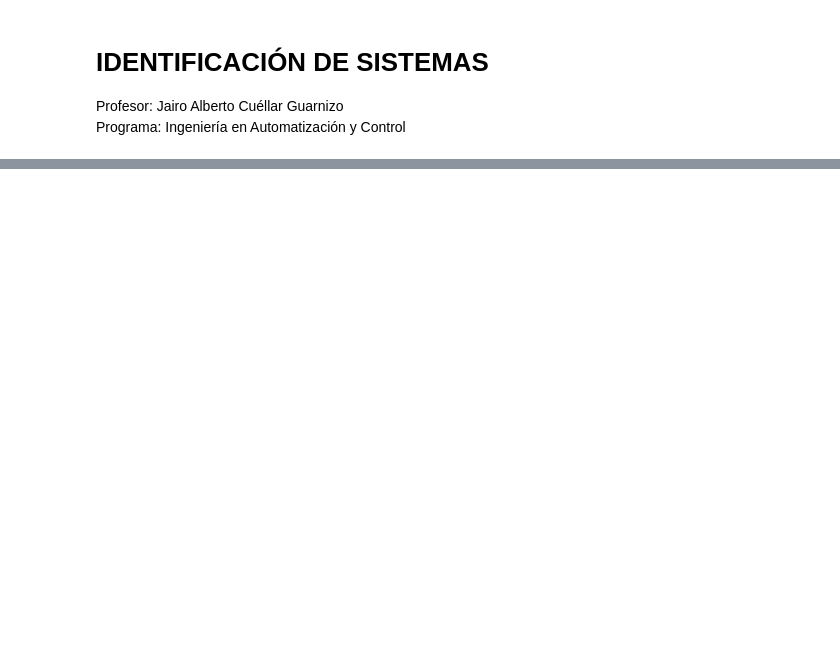
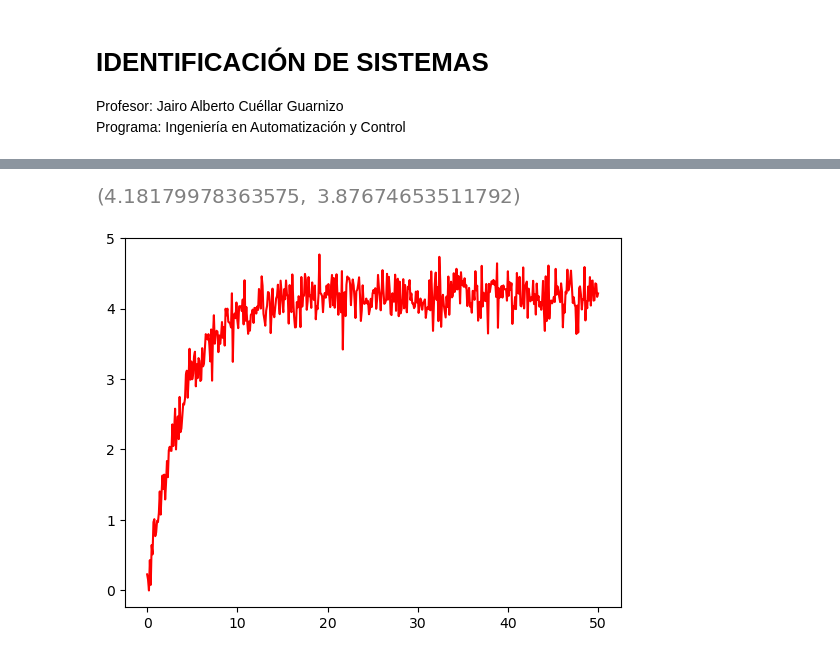
Before and after one commit to jairocuellar/System_identification, a Jupyter notebook: class_02_01.ipynb, the cells around one changed output, grey strips where cells are left out. Drawn from its saved outputs; the diff is of its cells as text; code cells hidden in the pictures; blank space fills up the shorter version.

```diff
--- a/class_02_01.ipynb
+++ b/class_02_01.ipynb
@@ -142,0 +40,23 @@ Minimos cuadrados: 19.018704348136026
+# %%
+## Respuesta típica de un sistema de primer orden con ruido
+
+## Simulando el experimento de medición
+
+K = np.random.rand()*10
+tao = np.random.rand()*5
+tf = 50
+dt = 0.1
+t = np.linspace(0,tf,int(tf/dt)+1)
+
+g = control.tf(K,[tao,1])
+_,y = control.step_response(g,t)
+N = len(t)
+## Ruido para simular la señal de salida capturada "yn"
+r = 0.2
+e = np.random.normal(0,r,size=N)
+yn = y+e
+plt.plot(t,yn,color = 'red')
+K, tao
+# %% [output]
+[figure, added]
+[figure, added]
```
Also changed, not shown: parts of 14 cells of this notebook, 6 other files.
